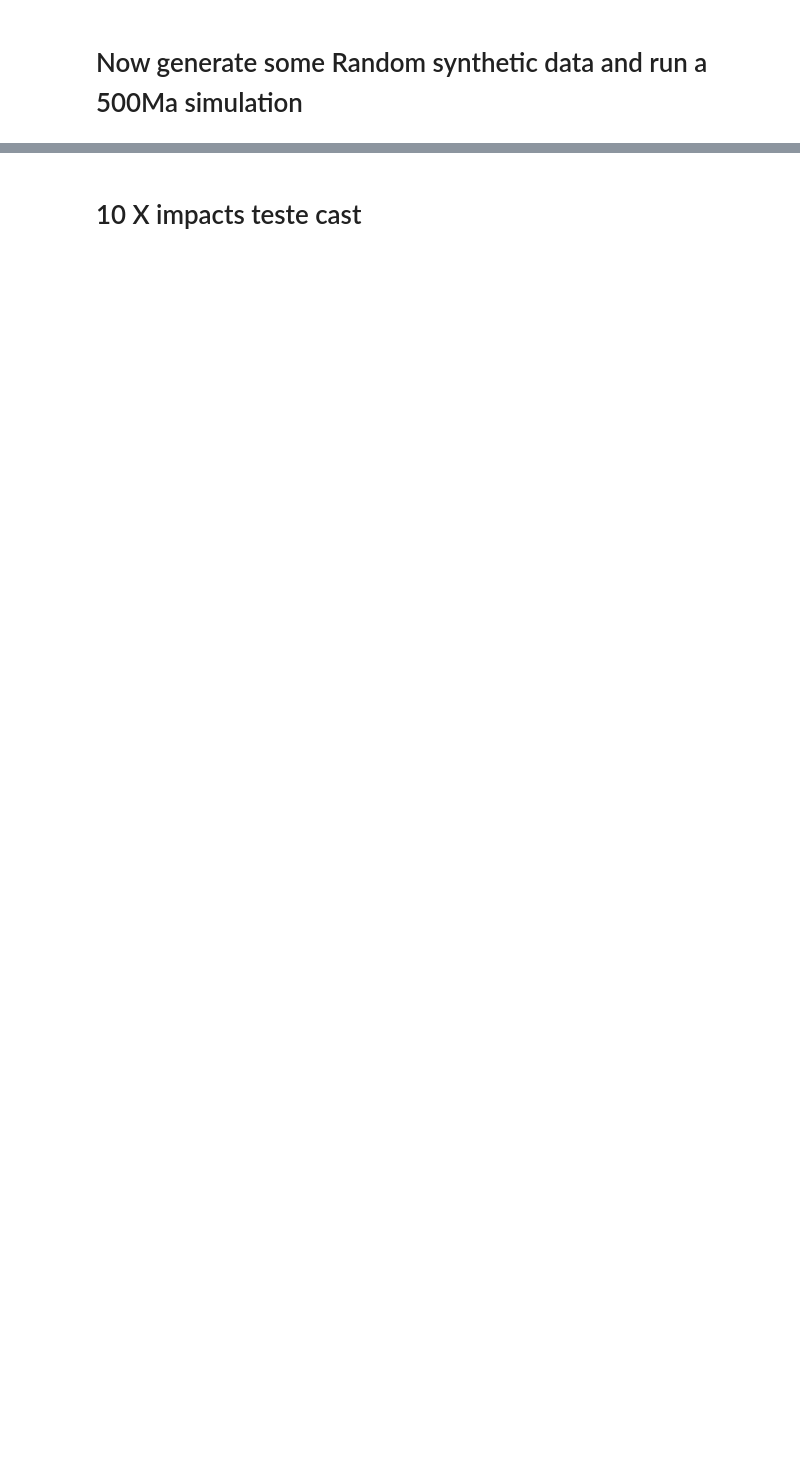
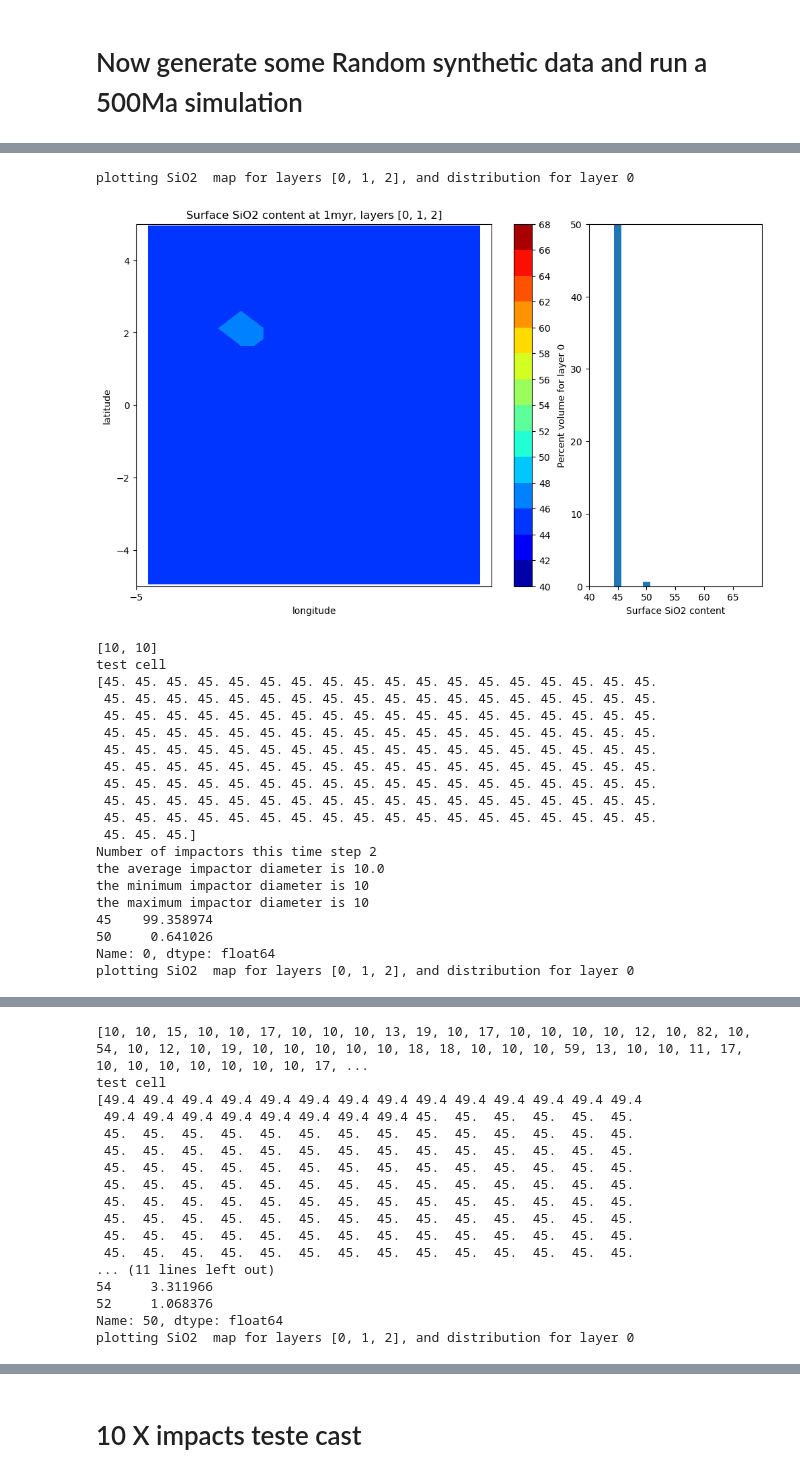
Before and after one commit to DualEarth/IMPaCS, a Jupyter notebook: impacts_prototype_with_test_case.ipynb, the cells around one changed output, grey strips where cells are left out. Saved outputs shown, nothing was run; the diff lists cells and outputs as text; code cells hidden in the pictures; blank space fills up the shorter version.

```diff
--- a/impacts_prototype_with_test_case.ipynb
+++ b/impacts_prototype_with_test_case.ipynb
@@ -254,31 +316,57 @@ for it, t in enumerate(df.index.values):
     count_cubes=True
     if count_cubes:
         n_cubes_above_60 = 0
         for i in range(10):
     #         print(Impc.sum_at_sio2_by_layer[i])
             for sio2_bin in list(Impc.sum_at_sio2_by_layer[i].keys()):
                 if sio2_bin >= 60:
                     n_cubes_above_60 += Impc.sum_at_sio2_by_layer[i][sio2_bin]
         n_cubes_above_60_list.append(n_cubes_above_60)
         relative_percent_crust_vol_list.append(n_cubes_above_60 * relative_percent_crust_vol_multiplier)
 
     if it == 0:
         percent_df = pd.DataFrame(Impc.percent_volume_by_layer[0], index=[it])
     else:
-        percent_df = percent_df.append(Impc.percent_volume_by_layer[0], ignore_index=True)
+        percent_df = pd.concat(
+            [percent_df, pd.DataFrame(Impc.percent_volume_by_layer[0], index=[it])],
+            ignore_index=True
+        )
 
     # make a map of the results at this time
     if it in list_impacts_export:
         Impc.plot_map_and_bar(plot_figure=True, save_figure=False,
                               map_layers=[0,1,2], dist_layer=0)
 
         print(impactor_diameters)
         print("test cell")
         print(Impc.grid_cell_state[I.impact_test_id])
         print("Number of impactors this time step", len(impactor_diameters))
         print("the average impactor diameter is", np.mean(np.array(impactor_diameters)))
         print("the minimum impactor diameter is", np.min(np.array(impactor_diameters)))
         print("the maximum impactor diameter is", np.max(np.array(impactor_diameters)))
         impactor_diameters = []
 
         print(percent_df.iloc[-1,:])
+# %% [output]
+plotting SiO2  map for layers [0, 1, 2], and distribution for layer 0
+[figure, added]
+[10, 10]
+test cell
+[45. 45. 45. 45. 45. 45. 45. 45. 45. 45. 45. 45. 45. 45. 45. 45. 45. 45.
+ 45. 45. 45. 45. 45. 45. 45. 45. 45. 45. 45. 45. 45. 45. 45. 45. 45. 45.
+ 45. 45. 45. 45. 45. 45. 45. 45. 45. 45. 45. 45. 45. 45. 45. 45. 45. 45.
+ 45. 45. 45. 45. 45. 45. 45. 45. 45. 45. 45. 45. 45. 45. 45. 45. 45. 45.
+ 45. 45. 45. 45. 45. 45. 45. 45. 45. 45. 45. 45. 45. 45. 45. 45. 45. 45.
+ 45. 45. 45. 45. 45. 45. 45. 45. 45. 45. 45. 45. 45. 45. 45. 45. 45. 45.
+ 45. 45. 45. 45. 45. 45. 45. 45. 45. 45. 45. 45. 45. 45. 45. 45. 45. 45.
+ 45. 45. 45. 45. 45. 45. 45. 45. 45. 45. 45. 45. 45. 45. 45. 45. 45. 45.
+ 45. 45. 45. 45. 45. 45. 45. 45. 45. 45. 45. 45. 45. 45. 45. 45. 45. 45.
+ 45. 45. 45.]
+Number of impactors this time step 2
+the average impactor diameter is 10.0
+the minimum impactor diameter is 10
+the maximum impactor diameter is 10
+45    99.358974
+50     0.641026
+Name: 0, dtype: float64
+plotting SiO2  map for layers [0, 1, 2], and distribution for layer 0
@@ -284,0 +374,17 @@ for it, t in enumerate(df.index.values):
+[10, 10, 15, 10, 10, 17, 10, 10, 10, 13, 19, 10, 17, 10, 10, 10, 10, 12, 10, 82, 10, 54, 10, 12, 10, 19, 10, 10, 10, 10, 10, 18, 18, 10, 10, 10, 59, 13, 10, 10, 11, 17, 10, 10, 10, 10, 10, 10, 10, 17, ...
+test cell
+[49.4 49.4 49.4 49.4 49.4 49.4 49.4 49.4 49.4 49.4 49.4 49.4 49.4 49.4
+ 49.4 49.4 49.4 49.4 49.4 49.4 49.4 49.4 45.  45.  45.  45.  45.  45.
+ 45.  45.  45.  45.  45.  45.  45.  45.  45.  45.  45.  45.  45.  45.
+ 45.  45.  45.  45.  45.  45.  45.  45.  45.  45.  45.  45.  45.  45.
+ 45.  45.  45.  45.  45.  45.  45.  45.  45.  45.  45.  45.  45.  45.
+ 45.  45.  45.  45.  45.  45.  45.  45.  45.  45.  45.  45.  45.  45.
+ 45.  45.  45.  45.  45.  45.  45.  45.  45.  45.  45.  45.  45.  45.
+ 45.  45.  45.  45.  45.  45.  45.  45.  45.  45.  45.  45.  45.  45.
+ 45.  45.  45.  45.  45.  45.  45.  45.  45.  45.  45.  45.  45.  45.
+ 45.  45.  45.  45.  45.  45.  45.  45.  45.  45.  45.  45.  45.  45.
+... (11 lines left out)
+54     3.311966
+52     1.068376
+Name: 50, dtype: float64
+plotting SiO2  map for layers [0, 1, 2], and distribution for layer 0
```
Also changed, not shown: parts of 13 cells of this notebook, 13 other files.
